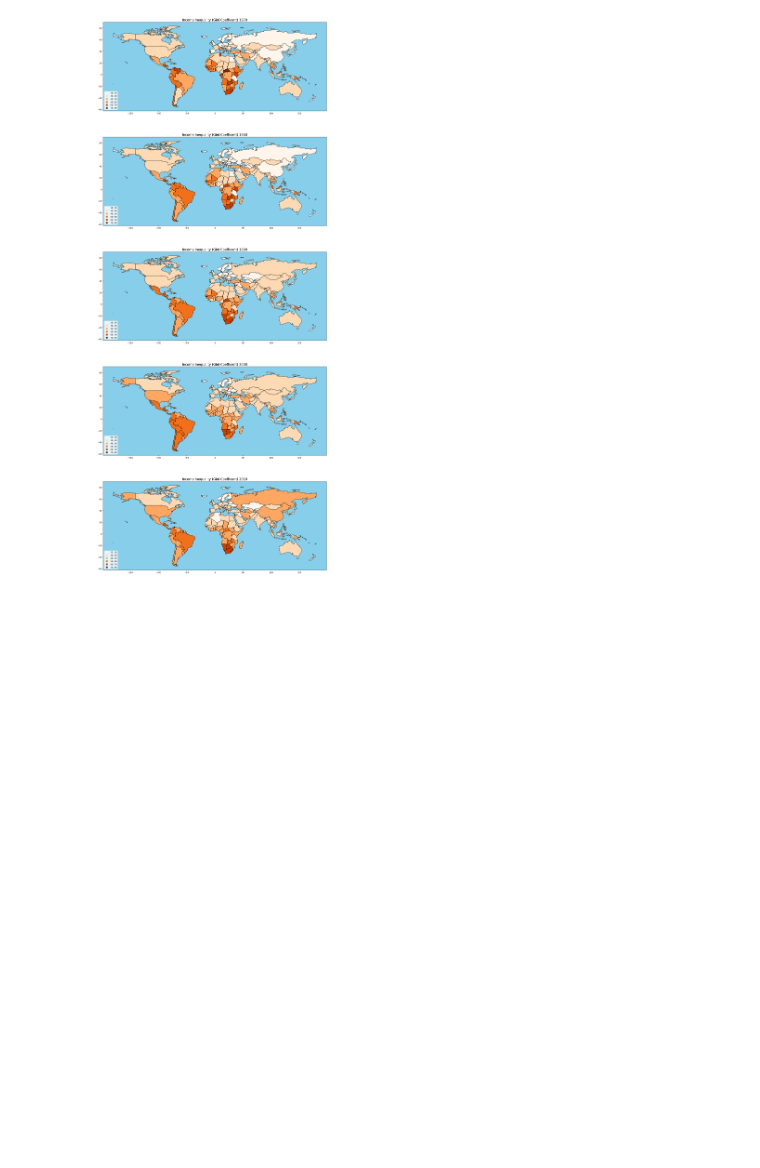
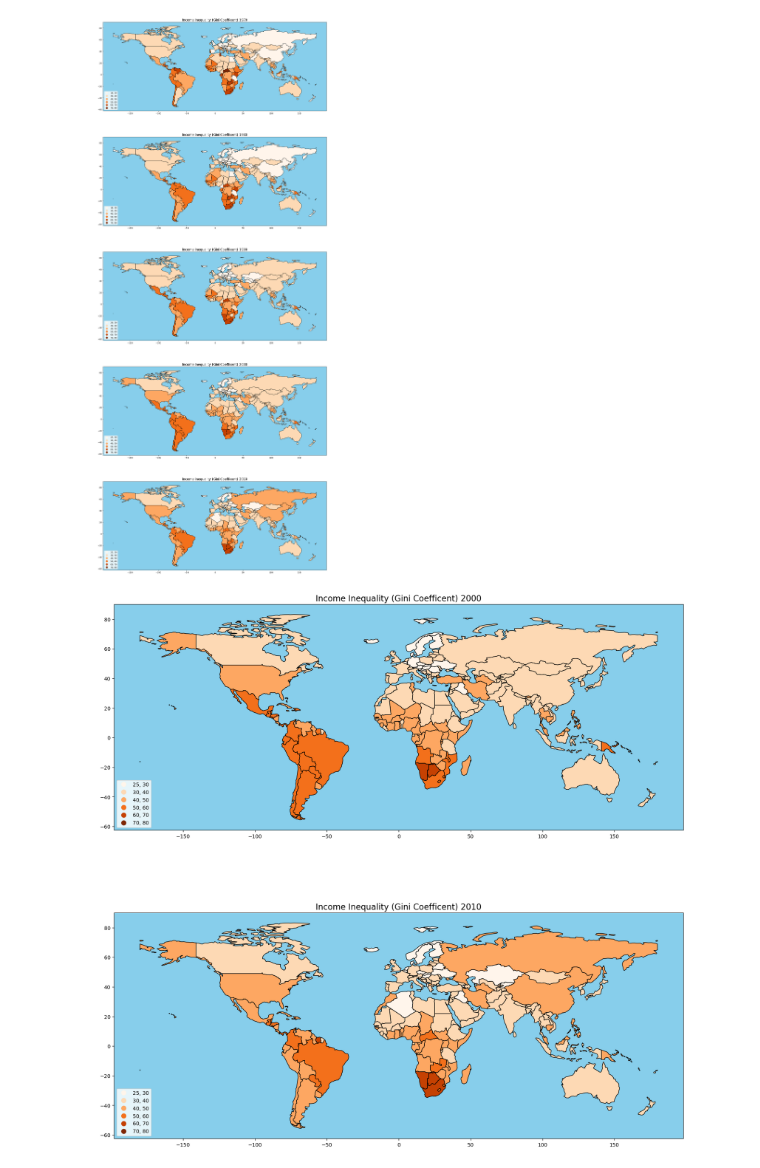
Before and after one commit to Y0shicon/EGD-Assignment, a Jupyter notebook: Income Inequality using Gapminder/Notebooks/Geographic Analysis.ipynb, the cells around one changed output. Drawn from its saved outputs; the diff is of its cells as text; code cells hidden in the pictures; blank space fills up the shorter version.

```diff
--- a/Income Inequality using Gapminder/Notebooks/Geographic Analysis.ipynb
+++ b/Income Inequality using Gapminder/Notebooks/Geographic Analysis.ipynb
@@ -136,3 +136,31 @@ for ndx, yr in enumerate(years):
 plt.show()
 # %% [output]
 [figure]
+# %%
+years = [2000, 2010]
+classifications = dict(bins=[30,40,50,60,70,80])
+
+fig, axs = plt.subplots(len(years), 1, figsize=(20, 10*len(years)))
+
+for ndx, yr in enumerate(years):
+    ax1 = axs[ndx]
+    ax1.set_facecolor('skyblue')
+    ax1.set_title(f'Income Inequality (Gini Coefficent) {yr}', fontsize=16)
+    gini_world_data.query(f'year == "{yr}"').plot(
+        ax=ax1,
+        column='gini',
+        edgecolor='black',
+        categorical=False,
+        scheme='User_Defined',
+        classification_kwds=classifications,
+        #k=6,
+        #scheme='fisher_jenks',
+        cmap='Oranges',
+        legend=True,
+        legend_kwds={'loc': 'lower left', 'fmt': '{:,.0f}'}
+        #,
+        #missing_kwds={'color':'red','edgecolor': 'brwon', 'hatch': '///', 'label': 'Missing values'}
+    )
+plt.show()
+# %% [output]
+[figure, added]
```
Also changed, not shown: 7 other files.
